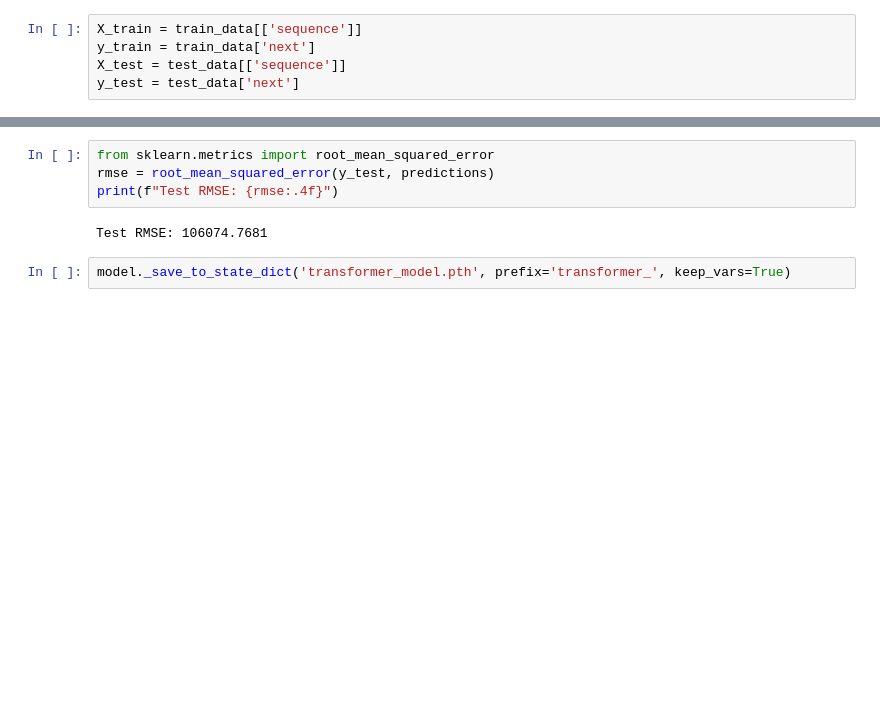
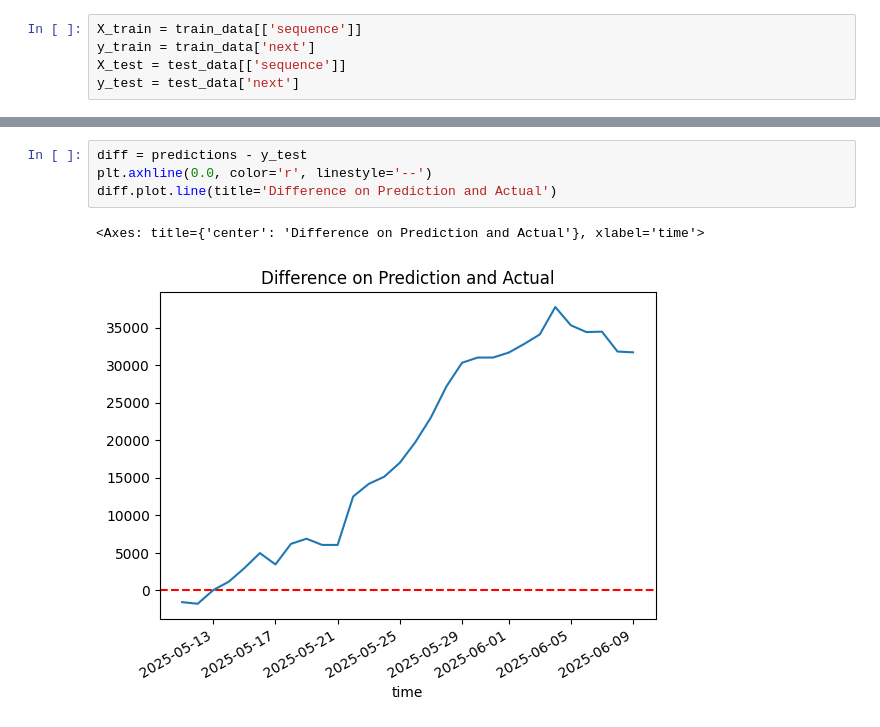
Before and after one commit to matteoshafer/cryptoTrading_fork, a Jupyter notebook: training notebooks/transformer.ipynb, the cells around one changed output, grey strips where cells are left out. Cells and saved outputs as stored; diff of their text form; blank space fills up the shorter version.

```diff
--- a/training notebooks/transformer.ipynb
+++ b/training notebooks/transformer.ipynb
@@ -247,8 +233,7 @@ KeyboardInterrupt:
 # %%
-from sklearn.metrics import root_mean_squared_error
-rmse = root_mean_squared_error(y_test, predictions)
-print(f"Test RMSE: {rmse:.4f}")
+diff = predictions - y_test
+plt.axhline(0.0, color='r', linestyle='--')
+diff.plot.line(title='Difference on Prediction and Actual')
 # %% [output]
-Test RMSE: 106074.7681
+<Axes: title={'center': 'Difference on Prediction and Actual'}, xlabel='time'>
+[figure, added]
-# %%
-model._save_to_state_dict('transformer_model.pth', prefix='transformer_', keep_vars=True)
```
Also changed, not shown: parts of 13 cells of this notebook, 4 other files.
